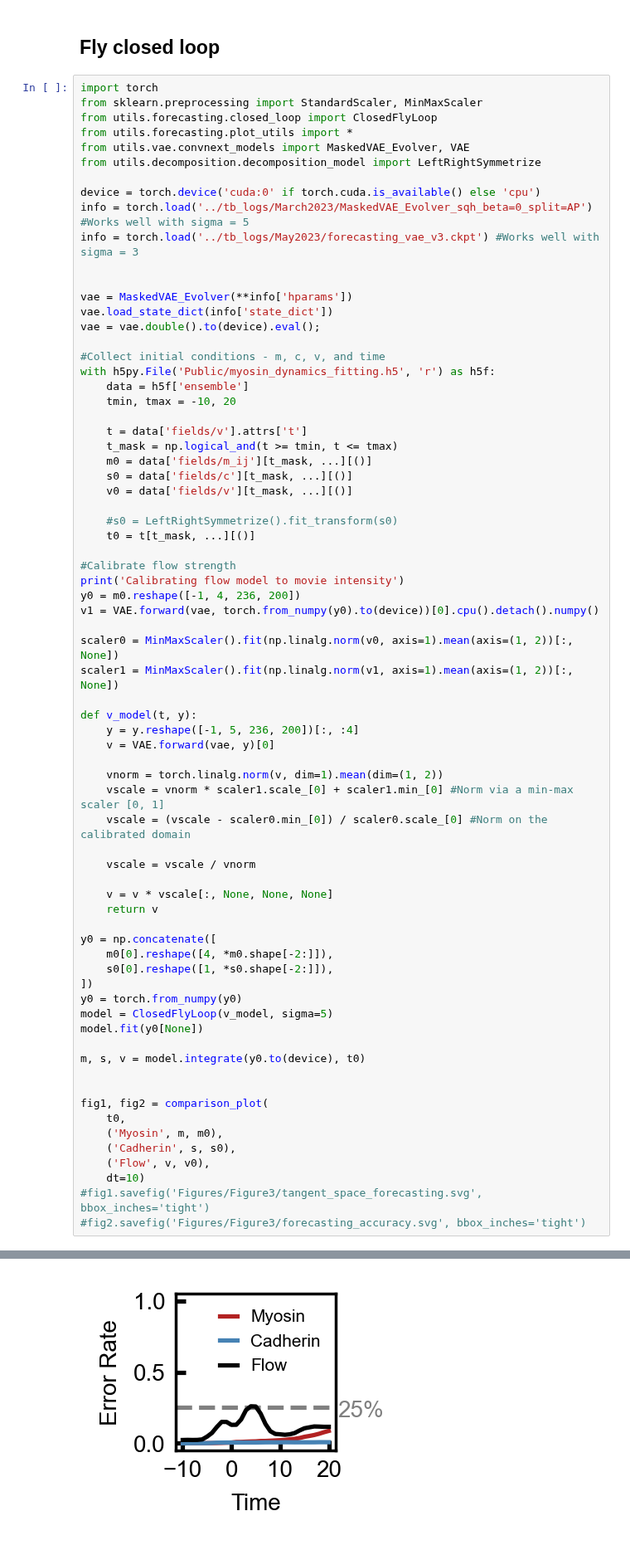
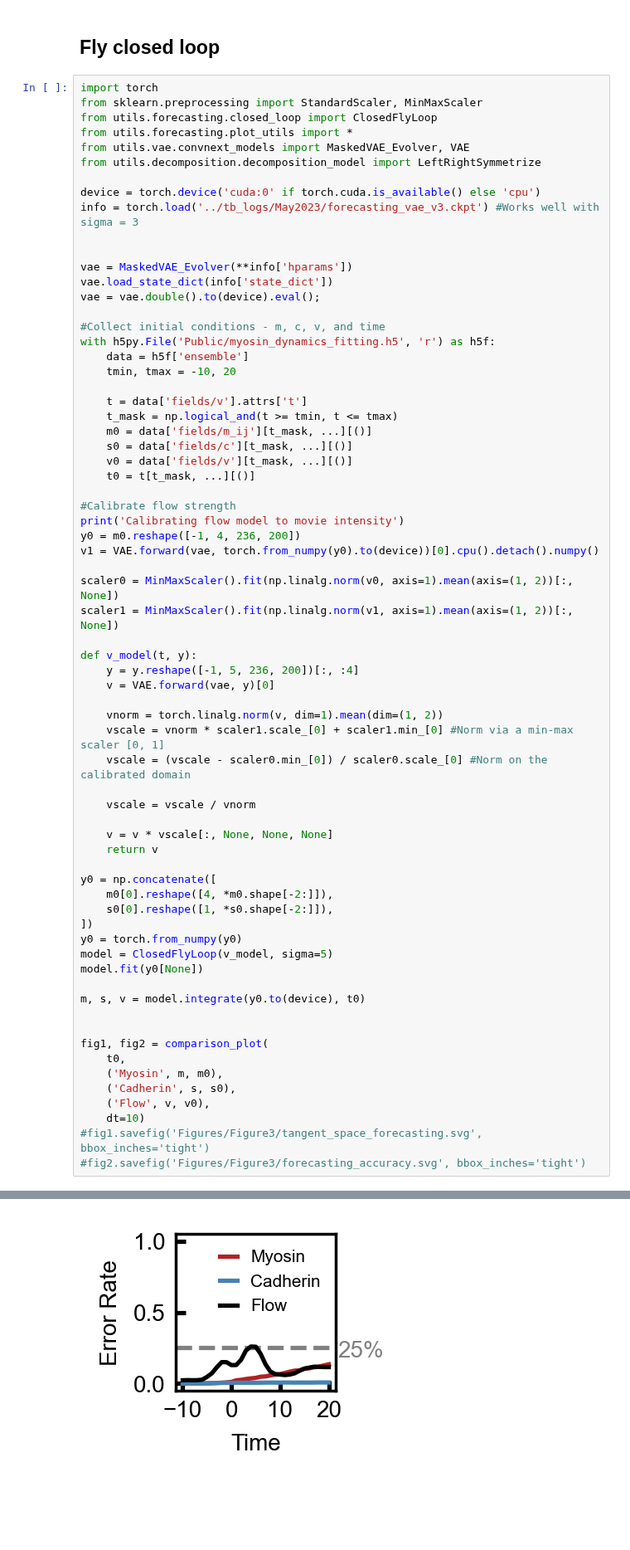
Before and after one commit to jcolen/drosophila_morphogenesis, a Jupyter notebook: ClosedLoop_NeuralODE.ipynb, the cells around one changed output, grey strips where cells are left out. Shown at 83% size. Cells and saved outputs as stored; diff of their text form; blank space fills up the shorter version.

```diff
--- a/ClosedLoop_NeuralODE.ipynb
+++ b/ClosedLoop_NeuralODE.ipynb
@@ -63,7 +68,6 @@ from utils.vae.convnext_models import MaskedVAE_Evolver, VAE
 from utils.decomposition.decomposition_model import LeftRightSymmetrize
 
 device = torch.device('cuda:0' if torch.cuda.is_available() else 'cpu')
-info = torch.load('../tb_logs/March2023/MaskedVAE_Evolver_sqh_beta=0_split=AP') #Works well with sigma = 5
 info = torch.load('../tb_logs/May2023/forecasting_vae_v3.ckpt') #Works well with sigma = 3
 
 
@@ -81,8 +85,6 @@ with h5py.File('Public/myosin_dynamics_fitting.h5', 'r') as h5f:
     m0 = data['fields/m_ij'][t_mask, ...][()]
     s0 = data['fields/c'][t_mask, ...][()]
     v0 = data['fields/v'][t_mask, ...][()]
-
-    #s0 = LeftRightSymmetrize().fit_transform(s0)
     t0 = t[t_mask, ...][()]
 
 #Calibrate flow strength
@@ -103,31 +105,31 @@ def v_model(t, y):
 
     vscale = vscale / vnorm
 
     v = v * vscale[:, None, None, None]
     return v
 
 y0 = np.concatenate([
     m0[0].reshape([4, *m0.shape[-2:]]),
     s0[0].reshape([1, *s0.shape[-2:]]),
 ])
 y0 = torch.from_numpy(y0)
 model = ClosedFlyLoop(v_model, sigma=5)
 model.fit(y0[None])
 
 m, s, v = model.integrate(y0.to(device), t0)
 
 
 fig1, fig2 = comparison_plot(
     t0,
     ('Myosin', m, m0),
     ('Cadherin', s, s0),
     ('Flow', v, v0),
     dt=10)
 #fig1.savefig('Figures/Figure3/tangent_space_forecasting.svg', bbox_inches='tight')
 #fig2.savefig('Figures/Figure3/forecasting_accuracy.svg', bbox_inches='tight')
 # %% [output]
 Calibrating flow model to movie intensity
 Initializing
 Using torchdiffeq solver
 [figure]
-[figure, old version]
+[figure, new version]
```
Also changed, not shown: parts of 6 cells of this notebook, 22 other files.
